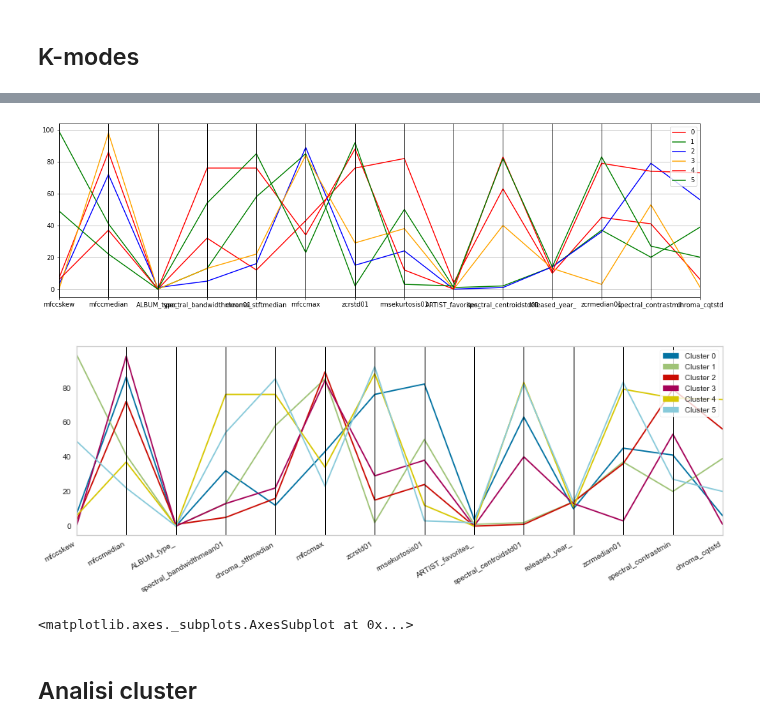
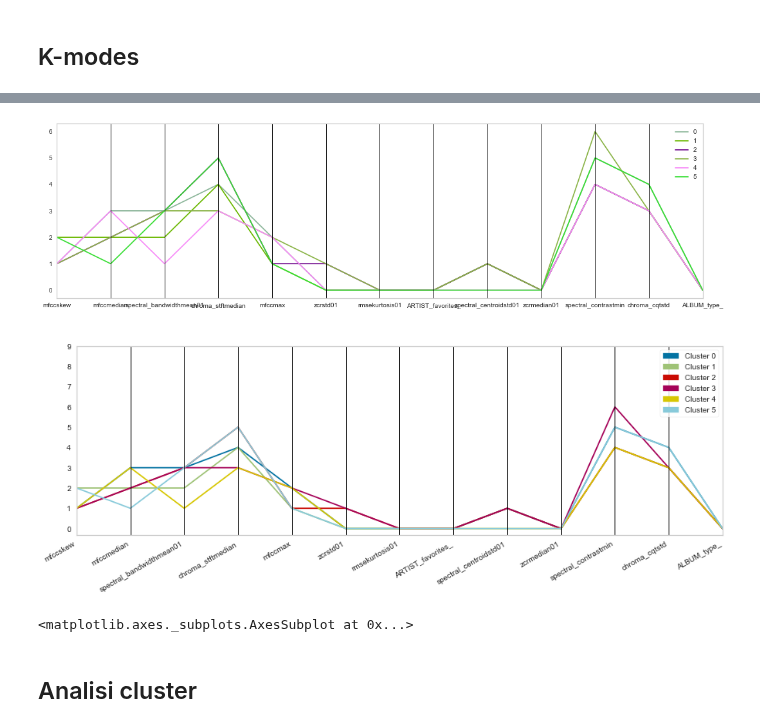
Before and after one commit to cri98li/Data-Mining-2-Project-ts-classification, a Jupyter notebook: Fase 4.3 - Transactional Clustering.ipynb, the cells around one changed output, grey strips where cells are left out. Drawn from its saved outputs; the diff is of its cells as text; code cells hidden in the pictures.

```diff
--- a/Fase 4.3 - Transactional Clustering.ipynb
+++ b/Fase 4.3 - Transactional Clustering.ipynb
@@ -261,5 +240,6 @@ df
 # %%
 from sklearn.preprocessing import KBinsDiscretizer
 # %%
-est = KBinsDiscretizer(n_bins=100, encode='ordinal', strategy='quantile')
+n_bins=10
+est = KBinsDiscretizer(n_bins=n_bins, encode='ordinal', strategy='uniform')
 Xt = est.fit_transform(X_scaled)
@@ -275,0 +246,4 @@ array([[63., 35.,  0., ..., 87., 32., 64.],
+# %%
+X = pd.DataFrame(Xt, columns=attributi)
+X['ALBUM_type_'] = types.values
+X
@@ -299,7 +287,7 @@ array([array([0.        , 0.14638213, 0.15426504, 0.15867527, 0.16164804,
 from kmodes.kmodes import KModes
 
 n_cluster=6
-km = KModes(n_clusters=n_cluster, init='Huang', n_init=5, verbose=1)
+km = KModes(n_clusters=n_cluster, init='Huang', n_init=5, verbose=1, n_jobs=-1)
 
-clusters = km.fit_predict(Xt)
+clusters = km.fit_predict(X)
 # %% [output]
@@ -350,0 +305,10 @@ clusters_df
+# %%
+clusters_df = pd.DataFrame({'mfccskew': centroids[:, 0], 'mfccmedian': centroids[:, 1],
+                            'spectral_bandwidthmean01': centroids[:, 2],
+                            'chroma_stftmedian': centroids[:, 3], 'mfccmax': centroids[:, 4],
+                            'zcrstd01': centroids[:, 5], 'rmsekurtosis01': centroids[:, 6],
+                            'ARTIST_favorites_': centroids[:, 7], 'spectral_centroidstd01': centroids[:,8],
+                            'zcrmedian01': centroids[:, 9],'spectral_contrastmin': centroids[:, 10],
+                            'chroma_cqtstd': centroids[:, 11], 'ALBUM_type_': centroids[:, 12],
+                            'cluster': range(0,n_cluster)})
+clusters_df
@@ -351,8 +323,8 @@ clusters_df
 # %%
 plt.figure(figsize=(18,5))
-pd.plotting.parallel_coordinates(clusters_df, "cluster", color=["red", "green", "blue", "orange"]);
+pd.plotting.parallel_coordinates(clusters_df, "cluster");
 # %% [output]
-[figure, old version]
+[figure, new version]
 # %%
 from yellowbrick.features.pcoords import parallel_coordinates
 from yellowbrick.features import ParallelCoordinates
@@ -361,7 +333,6 @@ from yellowbrick.features import ParallelCoordinates
 features = [
     "mfccskew",
     "mfccmedian",
-    "ALBUM_type_",
     "spectral_bandwidthmean01",
     "chroma_stftmedian",
     "mfccmax",
@@ -369,12 +340,17 @@ features = [
     "rmsekurtosis01",
     "ARTIST_favorites_",
     "spectral_centroidstd01",
-    "released_year_",
+    #"released_year_",
     "zcrmedian01",
     "spectral_contrastmin",
-    "chroma_cqtstd"
+    "chroma_cqtstd",
+    "ALBUM_type_"
 ]
-classes = ["Cluster 0", "Cluster 1", "Cluster 2", "Cluster 3", "Cluster 4", "Cluster 5"]
+
+classes = []
+
+for i in range(n_cluster):
+    classes.append("Cluster "+str(i))
 
 # Instantiate the visualizer
 visualizer = ParallelCoordinates(
@@ -385,13 +361,13 @@ visualizer = ParallelCoordinates(
 
 # Fit and transform the data to the visualizer
 visualizer.fit_transform(clusters_df[features], clusters_df["cluster"])
-visualizer.ax.set_yticks(range(0,100, 20))
+visualizer.ax.set_yticks(range(0,n_bins))
 visualizer.fig.autofmt_xdate()
 
 # Finalize the title and axes then display the visualization
 visualizer.show()
 # %% [output]
-[figure, old version]
+[figure, new version]
 <matplotlib.axes._subplots.AxesSubplot at 0x...>
 # %% [markdown]
 ## Analisi cluster
```
Also changed, not shown: parts of 21 cells of this notebook.
